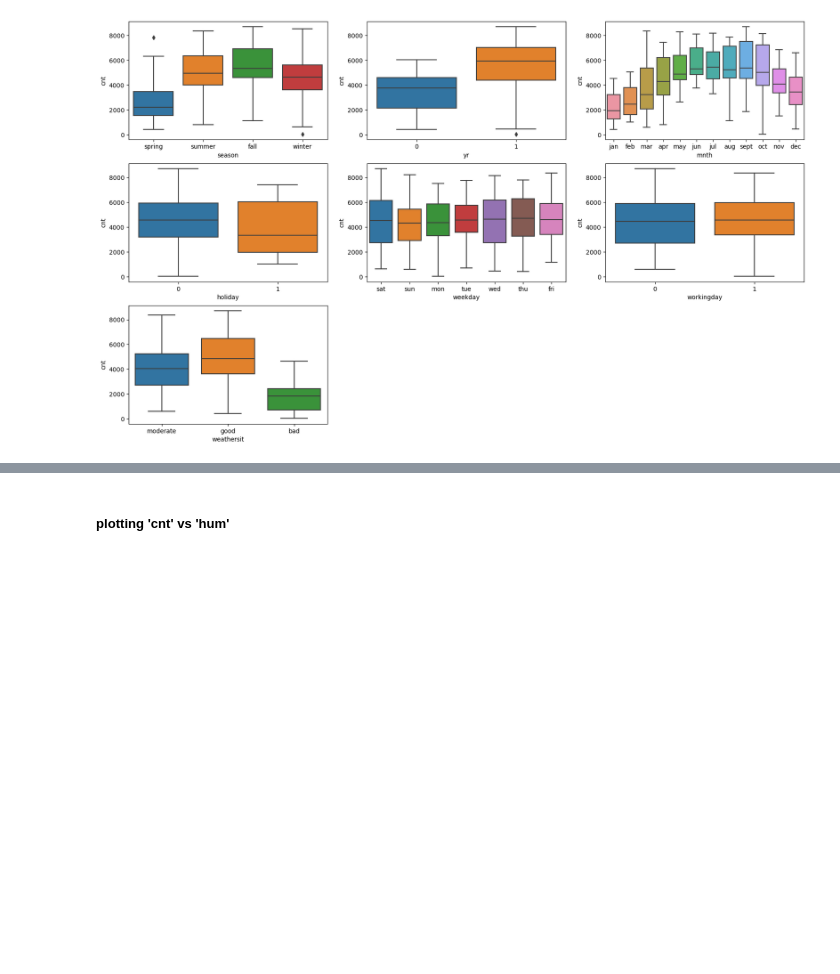
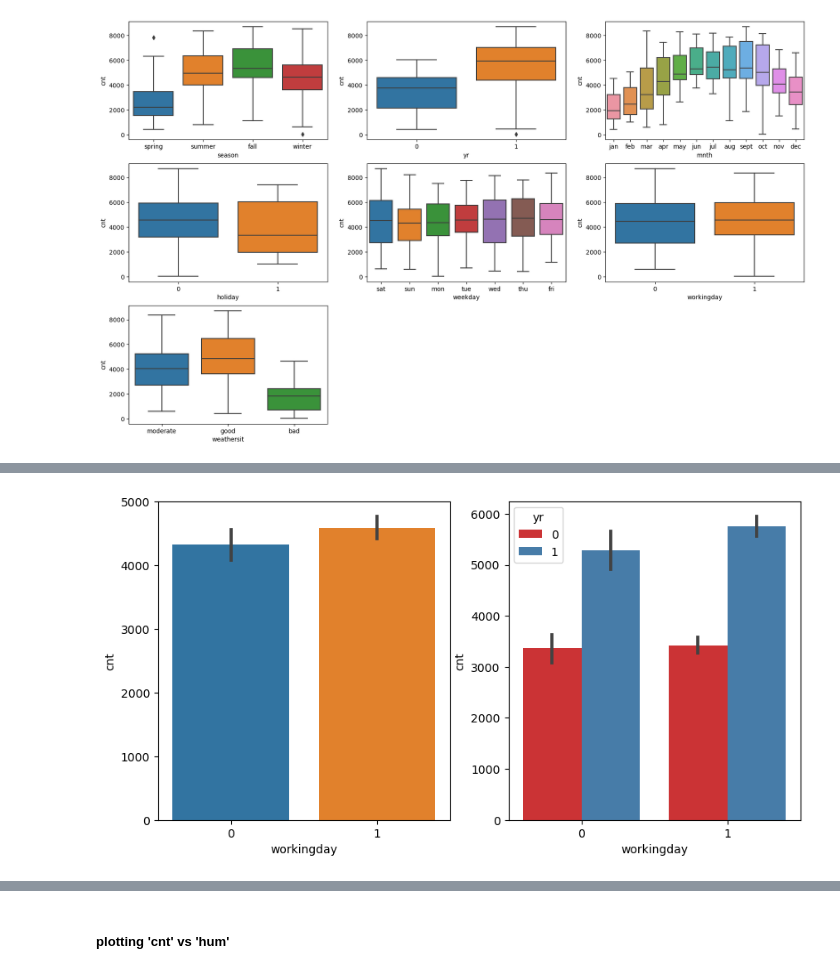
Before and after one commit to SanjayaKumarSahoo/bike-sharing-case-study, a Jupyter notebook: bike-sharing-(Sanjaya-Kumar-Sahoo).ipynb, the cells around one changed output, grey strips where cells are left out. Cells and saved outputs as stored; diff of their text form; code cells hidden in the pictures; blank space fills up the shorter version.

```diff
--- a/bike-sharing-(Sanjaya-Kumar-Sahoo).ipynb
+++ b/bike-sharing-(Sanjaya-Kumar-Sahoo).ipynb
@@ -397,0 +423,5 @@ plt.show()
+# %%
+# bar plot cnt vs workingday and across yr 2018, 2019
+create_bar_plot('workingday')
+# %% [output]
+[figure, added]
```
Also changed, not shown: parts of 49 cells of this notebook, 2 other files.
